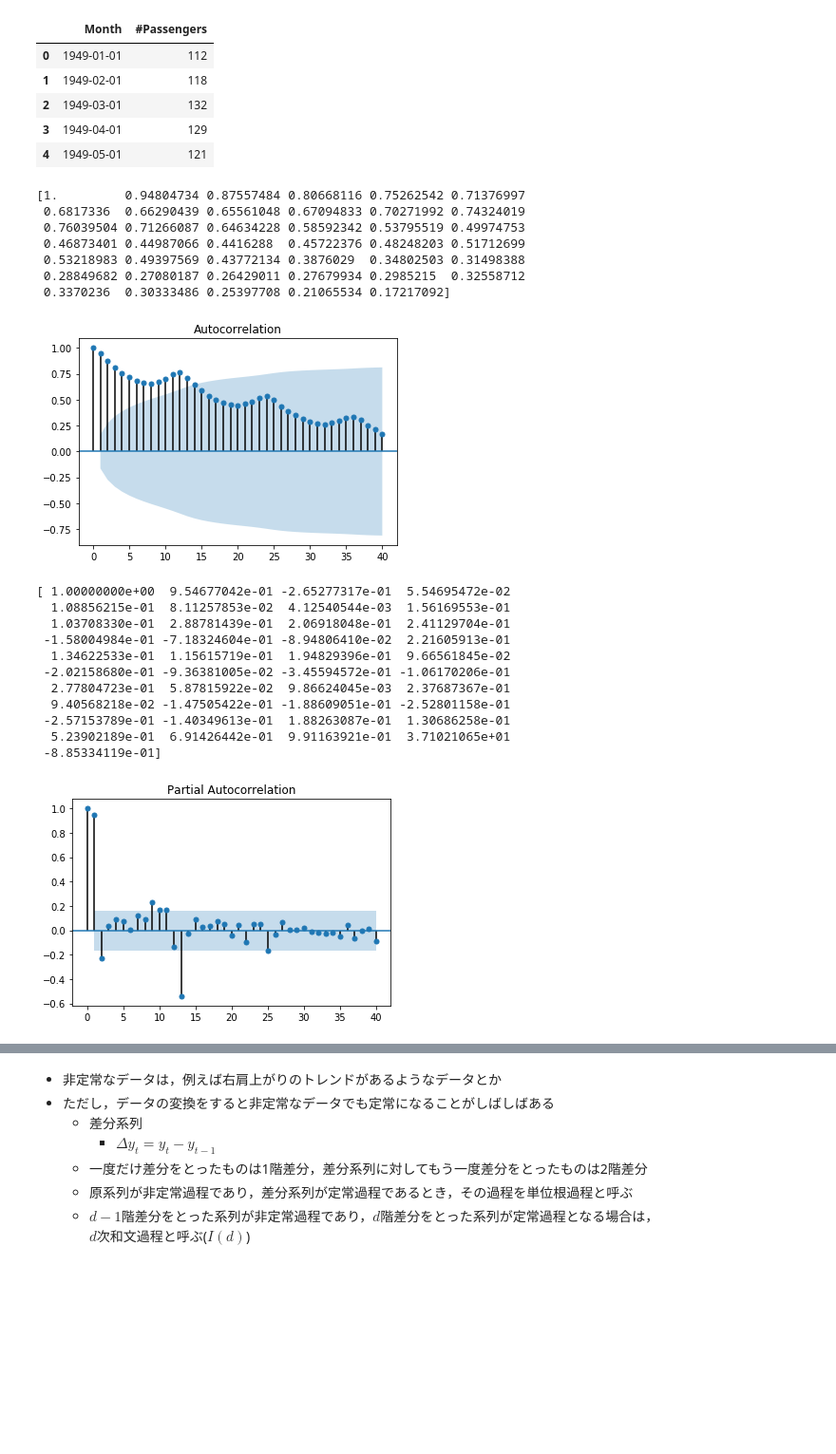
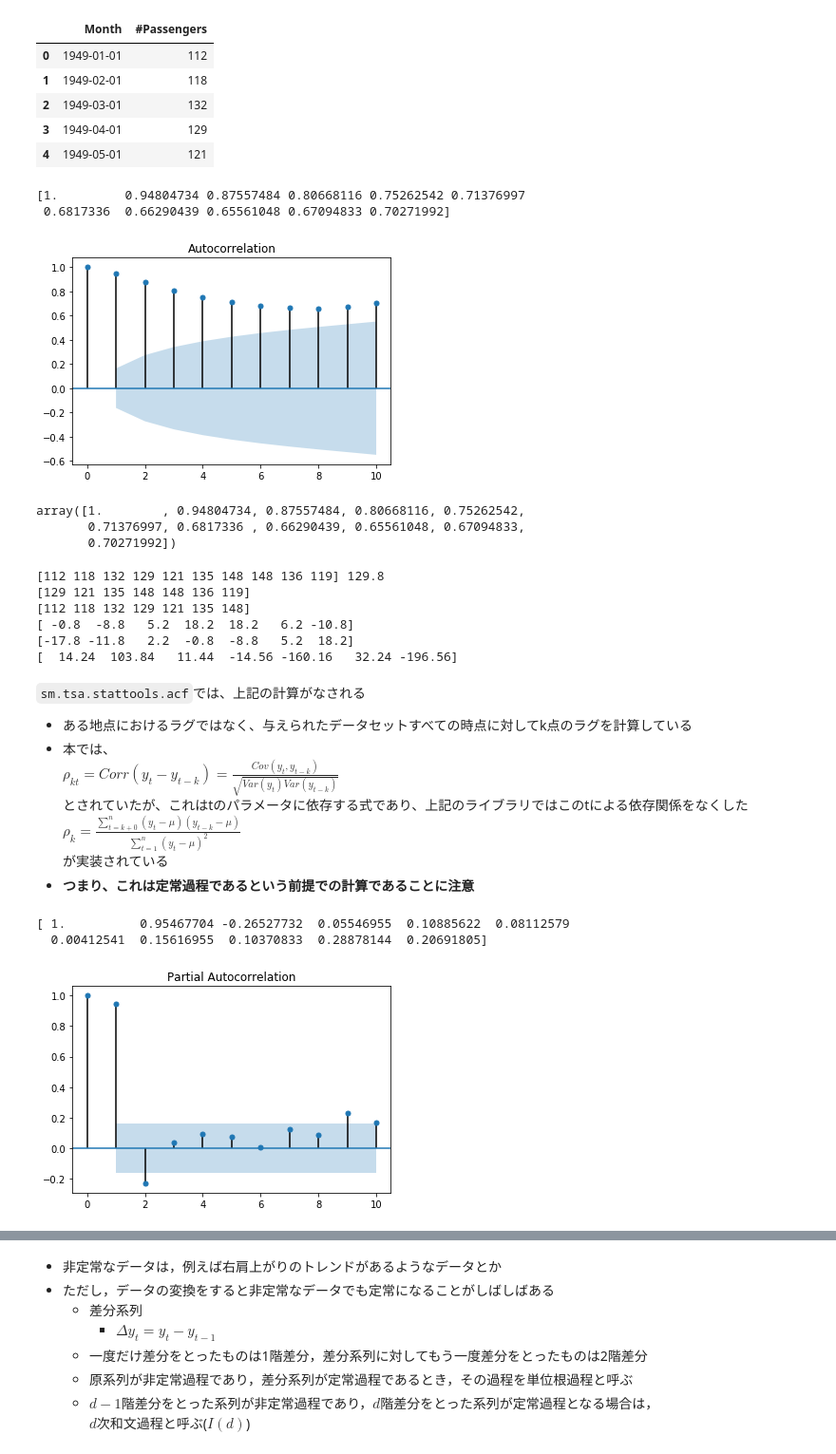
Before and after one commit to ko-da-k/tsa-ssm-study, a Jupyter notebook: sec2/box_jenkins.ipynb, the cells around one changed output, grey strips where cells are left out. Shown at 95% size. Drawn from its saved outputs; the diff is of its cells as text; code cells hidden in the pictures; blank space fills up the shorter version.

```diff
--- a/sec2/box_jenkins.ipynb
+++ b/sec2/box_jenkins.ipynb
@@ -51,37 +51,69 @@ df.head()
 # 自己相関を求める
 # http://www.statsmodels.org/dev/generated/statsmodels.tsa.stattools.acf.html
 # http://www.statsmodels.org/dev/generated/statsmodels.graphics.tsaplots.plot_acf.html
-ts_acf = sm.tsa.stattools.acf(df["#Passengers"],nlags=40)
+ts_acf = sm.tsa.stattools.acf(df["#Passengers"],nlags=10)
 print(ts_acf)
-sm.graphics.tsa.plot_acf(df["#Passengers"], lags=40)
+sm.graphics.tsa.plot_acf(df["#Passengers"], lags=10)
 plt.show()
+# 定常であるという仮定のもと，計算を行なっている？
+# tのパラメータに依存しない計算になっている？
 # %% [output]
 [1.         0.94804734 0.87557484 0.80668116 0.75262542 0.71376997
- 0.6817336  0.66290439 0.65561048 0.67094833 0.70271992 0.74324019
- 0.76039504 0.71266087 0.64634228 0.58592342 0.53795519 0.49974753
- 0.46873401 0.44987066 0.4416288  0.45722376 0.48248203 0.51712699
- 0.53218983 0.49397569 0.43772134 0.3876029  0.34802503 0.31498388
- 0.28849682 0.27080187 0.26429011 0.27679934 0.2985215  0.32558712
- 0.3370236  0.30333486 0.25397708 0.21065534 0.17217092]
+ 0.6817336  0.66290439 0.65561048 0.67094833 0.70271992]
-[figure, old version]
+[figure, new version]
+# %%
+def acf(x: np.ndarray, nlags: int):
+    """自己相関の導出"""
+    rk = np.empty(nlags + 1)
+    x_mean = x.mean()
+
+    def _gamma(k: int):
+        """自己共分散"""
+        if k == 0:
+            return np.sum((x - x_mean)**2)
+        return np.sum((x[k:] - x_mean) * (x[:-k] - x_mean))
+
+    rk[0] = _gamma(0) / _gamma(0)
+    for k in range(1, nlags + 1):
+        rk[k] = _gamma(k) / _gamma(0)
+    return rk
+acf(df["#Passengers"].values, nlags=10)
+# %% [output]
+array([1.        , 0.94804734, 0.87557484, 0.80668116, 0.75262542,
+       0.71376997, 0.6817336 , 0.66290439, 0.65561048, 0.67094833,
+       0.70271992])
+# %%
+test = df["#Passengers"].values[:10]
+print(test, test.mean())
+print(test[3:])
+print(test[:-3])
+
+print(test[3:] - test.mean())
+print(test[:-3] - test.mean())
+print((test[3:] - test.mean()) * (test[:-3] - test.mean()))
+# %% [output]
+[112 118 132 129 121 135 148 148 136 119] 129.8
+[129 121 135 148 148 136 119]
+[112 118 132 129 121 135 148]
+[ -0.8  -8.8   5.2  18.2  18.2   6.2 -10.8]
+[-17.8 -11.8   2.2  -0.8  -8.8   5.2  18.2]
+[  14.24  103.84   11.44  -14.56 -160.16   32.24 -196.56]
+# %% [markdown]
+``sm.tsa.stattools.acf``では、上記の計算がなされる
+- ある地点におけるラグではなく、与えられたデータセットすべての時点に対してk点のラグを計算している
+- 本では、<br>$\rho_{kt}=Corr(y_t-y_{t-k})=\frac{Cov(y_t,y_{t-k})}{\sqrt{Var(y_t)Var(y_{t-k})}}$<br>とされていたが、これはtのパラメータに依存する式であり、上記のライブラリではこのtによる依存関係をなくした<br>$\rho_k=\frac{\sum_{t=k+0}^{n}(y_t-\mu)(y_{t-k}-\mu)}{\sum_{t=1}^{n}(y_t-\mu)^2}$<br>が実装されている
+- **つまり、これは定常過程であるという前提での計算であることに注意**
 # %%
 # 偏自己相関を求める
 # http://www.statsmodels.org/dev/generated/statsmodels.tsa.stattools.pacf.html
 # http://www.statsmodels.org/dev/generated/statsmodels.tsa.arima_process.ArmaProcess.pacf.html
-ts_acf = sm.tsa.stattools.pacf(df["#Passengers"],nlags=40)
+ts_acf = sm.tsa.stattools.pacf(df["#Passengers"],nlags=10)
 print(ts_acf)
-sm.graphics.tsa.plot_pacf(df["#Passengers"], lags=40)
+sm.graphics.tsa.plot_pacf(df["#Passengers"], lags=10)
 plt.show()
+# k時点前の推定量の計算方法は？
+# http://www.ic.daito.ac.jp/~tkadoda/2003/computer/computerA0401.pdf
 # %% [output]
-[ 1.00000000e+00  9.54677042e-01 -2.65277317e-01  5.54695472e-02
-  1.08856215e-01  8.11257853e-02  4.12540544e-03  1.56169553e-01
-  1.03708330e-01  2.88781439e-01  2.06918048e-01  2.41129704e-01
- -1.58004984e-01 -7.18324604e-01 -8.94806410e-02  2.21605913e-01
-  1.34622533e-01  1.15615719e-01  1.94829396e-01  9.66561845e-02
- -2.02158680e-01 -9.36381005e-02 -3.45594572e-01 -1.06170206e-01
-  2.77804723e-01  5.87815922e-02  9.86624045e-03  2.37687367e-01
-  9.40568218e-02 -1.47505422e-01 -1.88609051e-01 -2.52801158e-01
- -2.57153789e-01 -1.40349613e-01  1.88263087e-01  1.30686258e-01
-  5.23902189e-01  6.91426442e-01  9.91163921e-01  3.71021065e+01
- -8.85334119e-01]
+[ 1.          0.95467704 -0.26527732  0.05546955  0.10885622  0.08112579
+  0.00412541  0.15616955  0.10370833  0.28878144  0.20691805]
-[figure, old version]
+[figure, new version]
```
Also changed, not shown: parts of 8 cells of this notebook.
